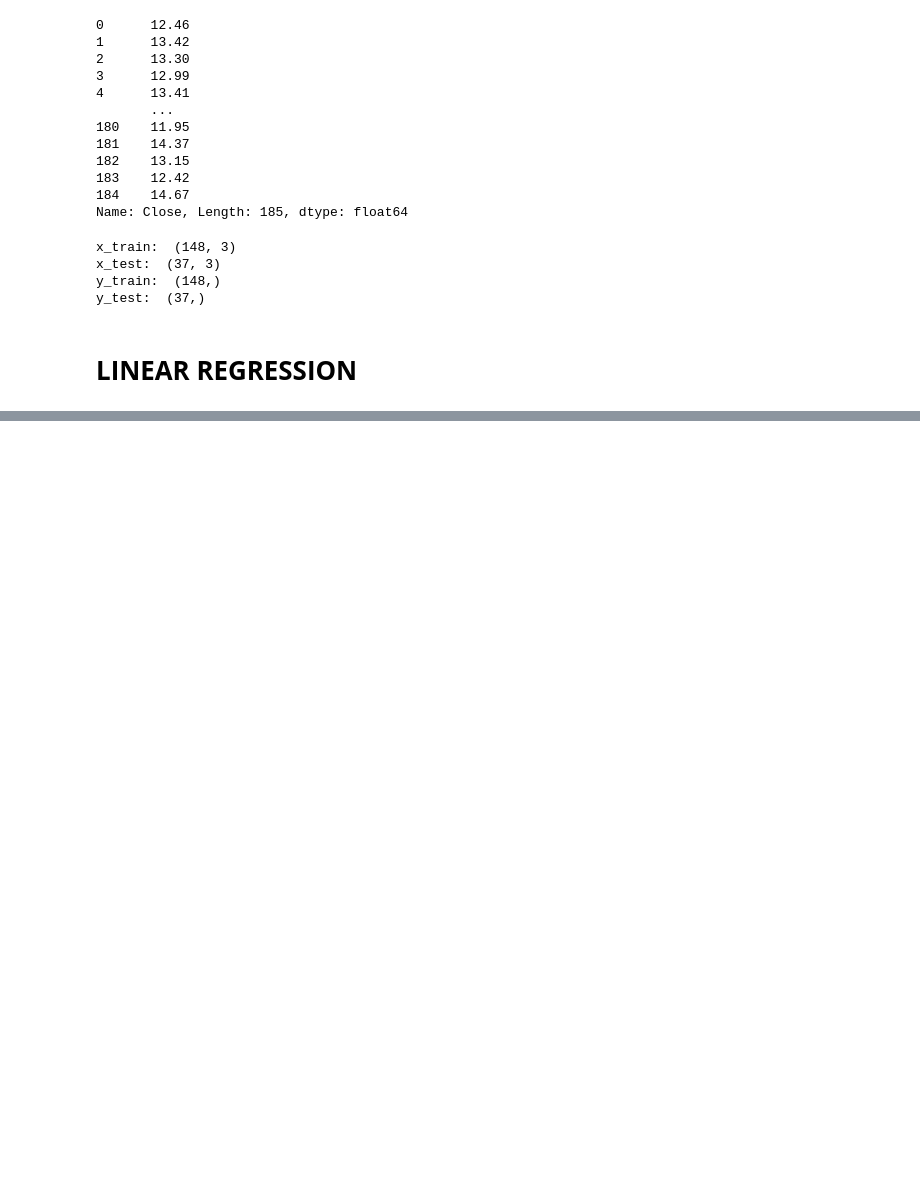
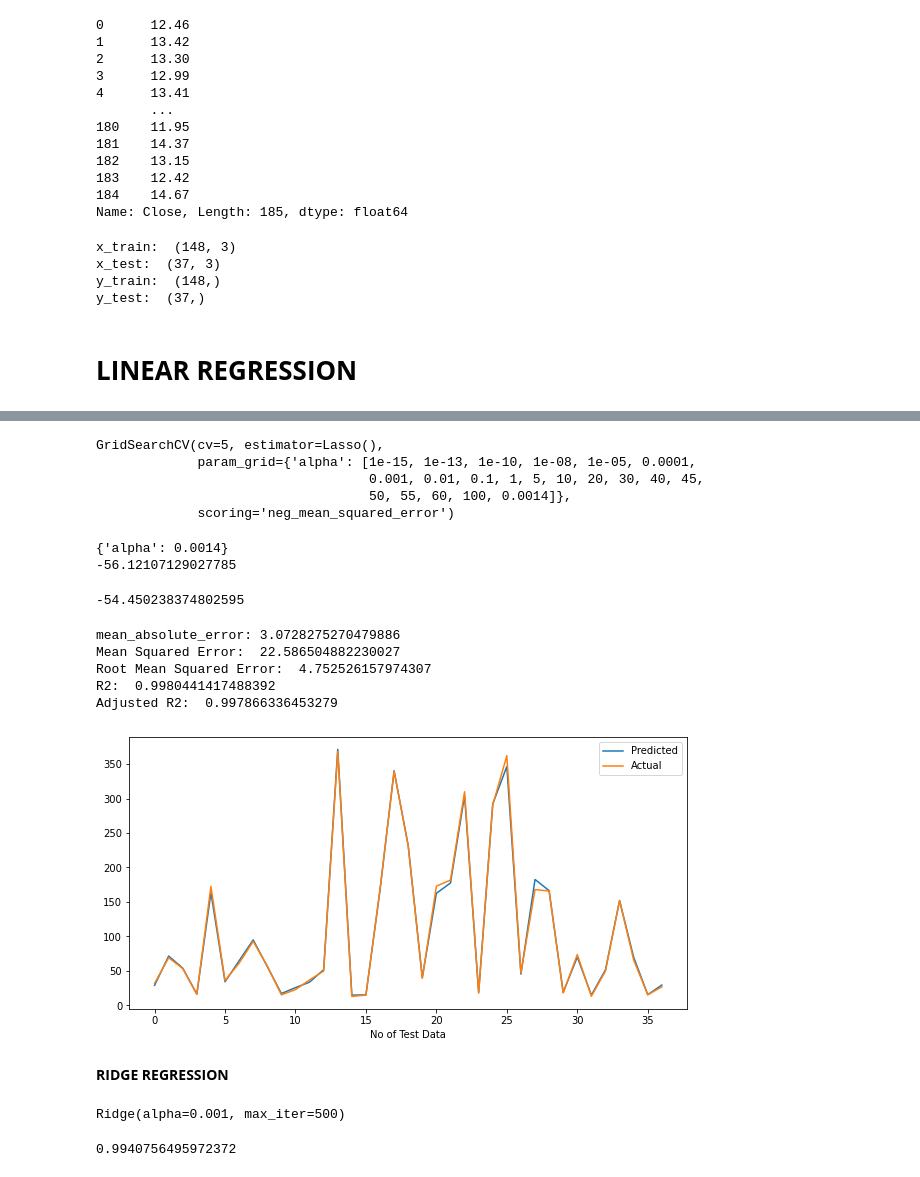
Before and after one commit to Tanjul5/Yes-Bank-Stock-Closing-Price-Prediction, a Jupyter notebook: YES_BANK_STOCK_CLOSING_PRICE_PREDICTION.ipynb, the cells around one changed output, grey strips where cells are left out. Drawn from its saved outputs; the diff is of its cells as text; code cells hidden in the pictures; blank space fills up the shorter version.

```diff
--- a/YES_BANK_STOCK_CLOSING_PRICE_PREDICTION.ipynb
+++ b/YES_BANK_STOCK_CLOSING_PRICE_PREDICTION.ipynb
@@ -290,0 +389,23 @@ y_test:  (37,)
+# %%
+# Cross validation
+from sklearn.model_selection import GridSearchCV
+lasso = Lasso()
+parameters = {'alpha': [1e-15,1e-13,1e-10,1e-8,1e-5,1e-4,1e-3,1e-2,1e-1,1,5,10,20,30,40,45,50,55,60,100,0.0014]}
+lasso_regressor = GridSearchCV(lasso, parameters, scoring='neg_mean_squared_error', cv=5)
+lasso_regressor.fit(x_train, y_train)
+# %% [output]
+GridSearchCV(cv=5, estimator=Lasso(),
+             param_grid={'alpha': [1e-15, 1e-13, 1e-10, 1e-08, 1e-05, 0.0001,
+                                   0.001, 0.01, 0.1, 1, 5, 10, 20, 30, 40, 45,
+                                   50, 55, 60, 100, 0.0014]},
+             scoring='neg_mean_squared_error')
+# %%
+print(lasso_regressor.best_params_)
+print(lasso_regressor.best_score_)
+# %% [output]
+{'alpha': 0.0014}
+-56.12107129027785
+# %%
+lasso_regressor.score(x_train,y_train)
+# %% [output]
+-54.450238374802595
@@ -290,0 +414,29 @@ y_test:  (37,)
+# %%
+MAE = mean_absolute_error(y_test,y_pred_lasso)
+print('mean_absolute_error:',MAE)
+MSE = mean_squared_error(y_test,y_pred_lasso)
+print("Mean Squared Error: ",MSE)
+RMSE = np.sqrt(MSE)
+print("Root Mean Squared Error: ",RMSE)
+r2 = r2_score(y_test,y_pred_lasso)
+print("R2: ",r2)
+adjusted_r2 = 1-(1-r2_score(y_test,y_pred_lasso))*(x_test.shape[0]-1)/((x_test.shape[0]-x_test.shape[1]-1))
+print("Adjusted R2: ",adjusted_r2)
+# %% [output]
+mean_absolute_error: 3.0728275270479886
+Mean Squared Error:  22.586504882230027
+Root Mean Squared Error:  4.752526157974307
+R2:  0.9980441417488392
+Adjusted R2:  0.997866336453279
+# %%
+#actual-predicted values plot
+plt.figure(figsize=(10,5))
+plt.plot(y_pred)
+plt.plot(np.array(y_test))
+plt.legend(["Predicted","Actual"])
+plt.xlabel('No of Test Data')
+plt.show()
+# %% [output]
+[figure, added]
+# %% [markdown]
+**RIDGE REGRESSION**
@@ -290,0 +445,9 @@ y_test:  (37,)
+# %%
+#fitting data
+reg.fit(x_train,y_train)
+# %% [output]
+Ridge(alpha=0.001, max_iter=500)
+# %%
+reg.score(x_train, y_train)
+# %% [output]
+0.9940756495972372
```
Also changed, not shown: parts of 52 cells of this notebook.
